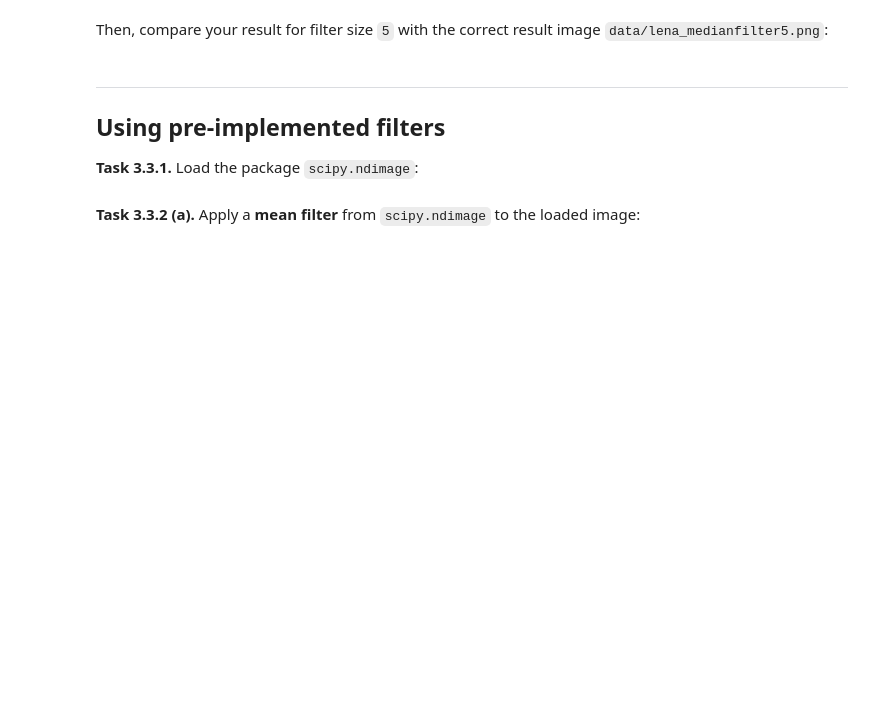
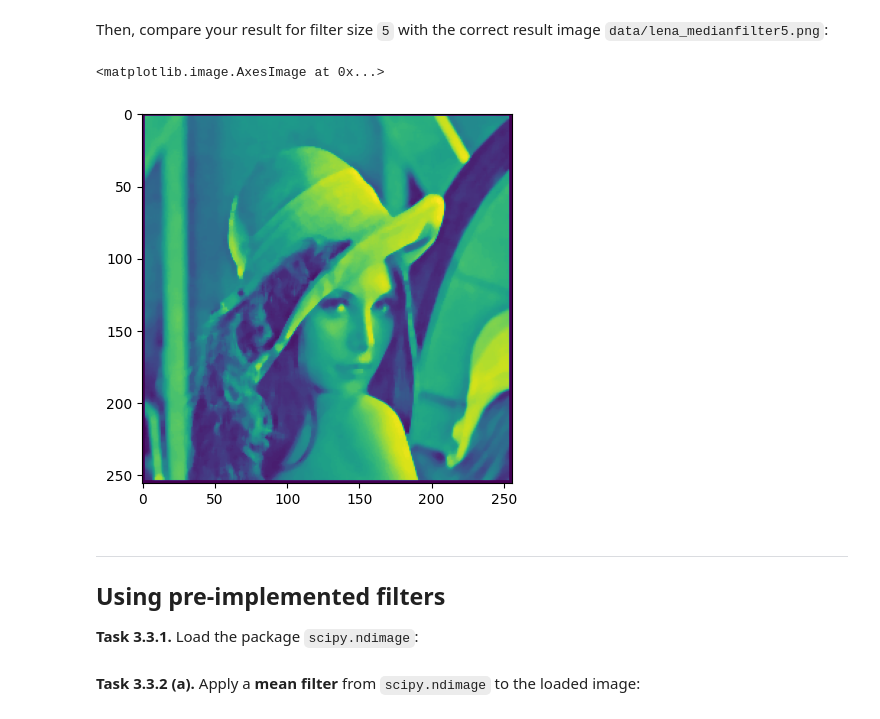
Before and after one commit to csytox/mobi-fs3-python, a Jupyter notebook: task3.ipynb, the cells around one changed output. Saved outputs shown, nothing was run; the diff lists cells and outputs as text; code cells hidden in the pictures; blank space fills up the shorter version.

```diff
--- a/task3.ipynb
+++ b/task3.ipynb
@@ -6,6 +6,7 @@ import matplotlib.pyplot as plt
 import matplotlib.pyplot
 img = plt.imread('data/lena.png')
 img_r = plt.imread('data/lena_meanfilter5.png')
+img_m = plt.imread('data/lena_medianfilter5.png')
 # %% [markdown]
 ---
 
@@ -92,5 +96,10 @@ NameError: name 'x' is not defined
 # %% [markdown]
 Then, compare your result for filter size `5` with the correct result image `data/lena_medianfilter5.png`:
+# %%
+plt.imshow(img_m)
+# %% [output]
+<matplotlib.image.AxesImage at 0x...>
+[figure, added]
 # %% [markdown]
 ---
 
```
Also changed, not shown: parts of 6 cells of this notebook.
